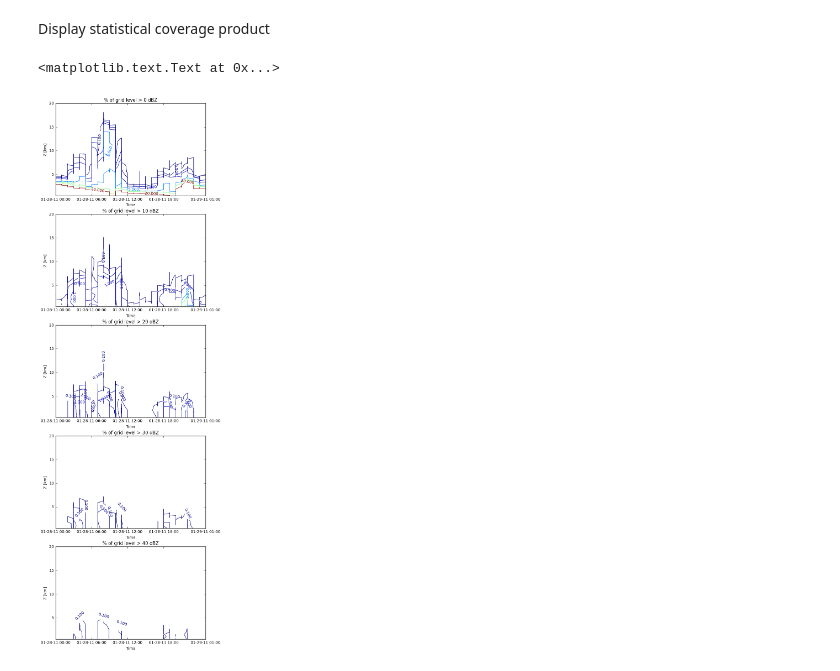
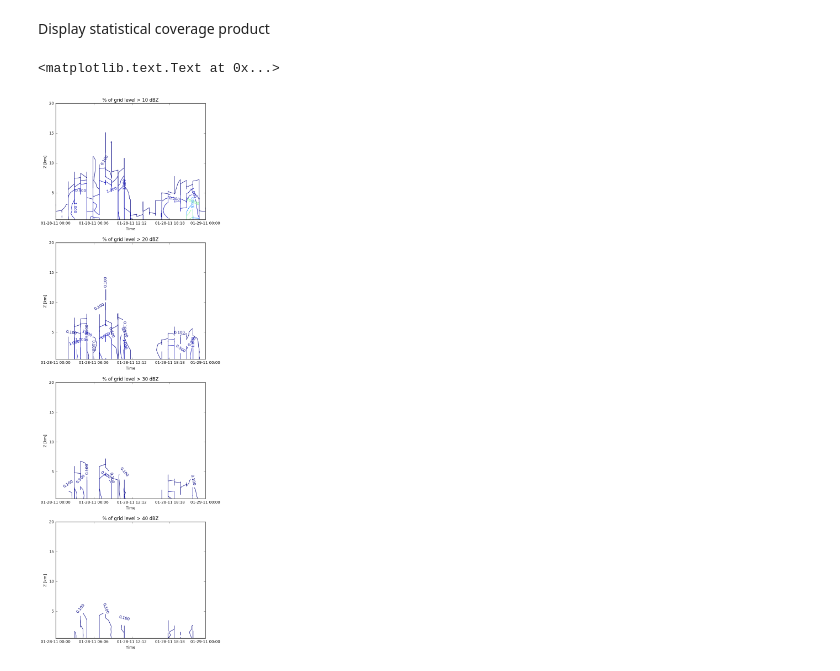
Before and after one commit to rcjackson/cmdv-rrm-anl, a Jupyter notebook: notebooks/SCP_viewer.ipynb, the cells around one changed output. Drawn from its saved outputs; the diff is of its cells as text; code cells hidden in the pictures.

Commit message:
ADD: SCP viewer can zoom into time period.

```diff
--- a/notebooks/SCP_viewer.ipynb
+++ b/notebooks/SCP_viewer.ipynb
@@ -16,3 +14,8 @@ scp_netcdf_file_path = '/home/rjackson/data/SCPJan28.cdf'
+# %%
+scp_netcdf_file_path = '/home/rjackson/data/SCPTest.cdf'
+
+start_time = datetime(2011,1,28,0,0,0)
+end_time = datetime(2011,1,29,0,0,0)
 # %% [markdown]
 Load netCDF variables
 # %%
@@ -35,6 +38,7 @@ Display statistical coverage product
 # %%
 # Convert times to numerical format
 datenums = []
+indicies = []
 for i in range(0,len(years)):
     temp_date = datetime(year=years[i],
                          month=months[i],
@@ -44,14 +48,31 @@ for i in range(0,len(years)):
                          )
     datenums.append(dates.date2num(temp_date))
 
+datenums = np.array(datenums)
+indicies = [True if b >= dates.date2num(start_time)
+                 and b <= dates.date2num(end_time) else False for b in datenums]
+
+datenums = datenums[np.where(indicies)]
+years_z = years[np.where(indicies)]
+months_z = months[np.where(indicies)]
+days_z = days[np.where(indicies)]
+hours_z = hours[np.where(indicies)]
+minutes_z = hours[np.where(indicies)]
+SCP0z = np.squeeze(SCP0[np.where(indicies),:])
+SCP10z = np.squeeze(SCP10[np.where(indicies),:])
+SCP20z = np.squeeze(SCP20[np.where(indicies),:])
+SCP30z = np.squeeze(SCP30[np.where(indicies),:])
+SCP40z = np.squeeze(SCP40[np.where(indicies),:])
+
 num_dates = len(datenums)
+
 datelocs = []
 for i in range(0, num_dates, int(num_dates/4)):
-    temp_date = datetime(year=years[i],
-                         month=months[i],
-                         day=days[i],
-                         hour=hours[i],
-                         minute=minutes[i],
+    temp_date = datetime(year=years_z[i],
+                         month=months_z[i],
+                         day=days_z[i],
+                         hour=hours_z[i],
+                         minute=minutes_z[i],
                          )
     datelocs.append(temp_date)
 x = dates.date2num(datelocs)
@@ -62,60 +83,47 @@ times, lvls = np.meshgrid(datenums,levels)
 contour_levels = [0.1, 0.5, 1, 5, 10,20]
 # Plot contour figure
 plt.figure(figsize=(7,25))
-plt.subplot(511)
-CS = plt.contour(times,lvls,np.transpose(SCP0), levels=contour_levels)
+
+plt.subplot(411)
+CS = plt.contour(times,lvls,np.transpose(SCP10z), levels=contour_levels)
 plt.gca().set_xticks(x)
 plt.clabel(CS, inline=1, fontsize=10)
 # Set the xtick labels to correspond to just the dates you entered.
 plt.gca().set_xticklabels([date.strftime("%m-%d-%y %H:%M") for date in datelocs])
-
 plt.ylabel('Z [km]')
 plt.xlabel('Time')
-plt.title('% of grid level > 0 dBZ')
+plt.title('% of grid level > 10 dBZ')
 
-plt.subplot(512)
-CS = plt.contour(times,lvls,np.transpose(SCP10), levels=contour_levels)
+plt.subplot(412)
+CS = plt.contour(times,lvls,np.transpose(SCP20z), levels=contour_levels)
 plt.gca().set_xticks(x)
 plt.clabel(CS, inline=1, fontsize=10)
 # Set the xtick labels to correspond to just the dates you entered.
 plt.gca().set_xticklabels([date.strftime("%m-%d-%y %H:%M") for date in datelocs])
-
-plt.ylabel('Z [km]')
-plt.xlabel('Time')
-plt.title('% of grid level > 10 dBZ')
-
-plt.subplot(513)
-CS = plt.contour(times,lvls,np.transpose(SCP20), levels=contour_levels)
-plt.gca().set_xticks(x)
-plt.clabel(CS, inline=1, fontsize=10)
-# Set the xtick labels to correspond to just the dates you entered.
-plt.gca().set_xticklabels([date.strftime("%m-%d-%y %H:%M") for date in datelocs])
-
 plt.ylabel('Z [km]')
 plt.xlabel('Time')
 plt.title('% of grid level > 20 dBZ')
 
-plt.subplot(514)
-CS = plt.contour(times,lvls,np.transpose(SCP30), levels=contour_levels)
+plt.subplot(413)
+CS = plt.contour(times,lvls,np.transpose(SCP30z), levels=contour_levels)
 plt.gca().set_xticks(x)
 plt.clabel(CS, inline=1, fontsize=10)
 # Set the xtick labels to correspond to just the dates you entered.
 plt.gca().set_xticklabels([date.strftime("%m-%d-%y %H:%M") for date in datelocs])
 
 plt.ylabel('Z [km]')
 plt.xlabel('Time')
 plt.title('% of grid level > 30 dBZ')
 
-plt.subplot(515)
-CS = plt.contour(times,lvls,np.transpose(SCP40), levels=contour_levels)
+plt.subplot(414)
+CS = plt.contour(times,lvls,np.transpose(SCP40z), levels=contour_levels)
 plt.gca().set_xticks(x)
 plt.clabel(CS, inline=1, fontsize=10)
 # Set the xtick labels to correspond to just the dates you entered.
 plt.gca().set_xticklabels([date.strftime("%m-%d-%y %H:%M") for date in datelocs])
-
 plt.ylabel('Z [km]')
 plt.xlabel('Time')
 plt.title('% of grid level > 40 dBZ')
 # %% [output]
 <matplotlib.text.Text at 0x...>
-[figure, old version]
+[figure, new version]
```
Also changed, not shown: parts of 1 cell of this notebook.
